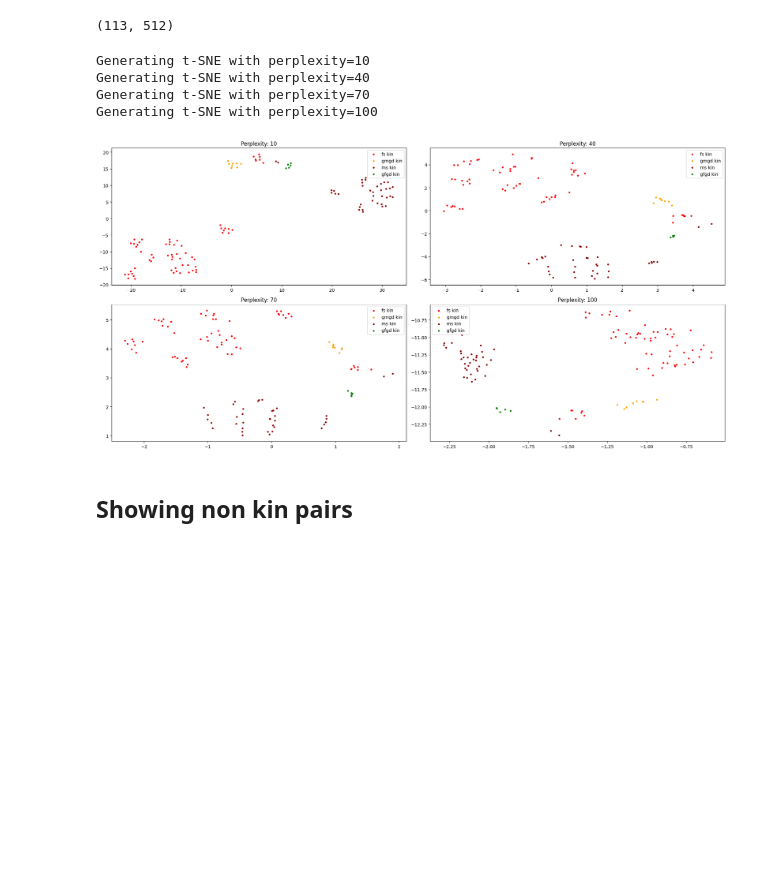
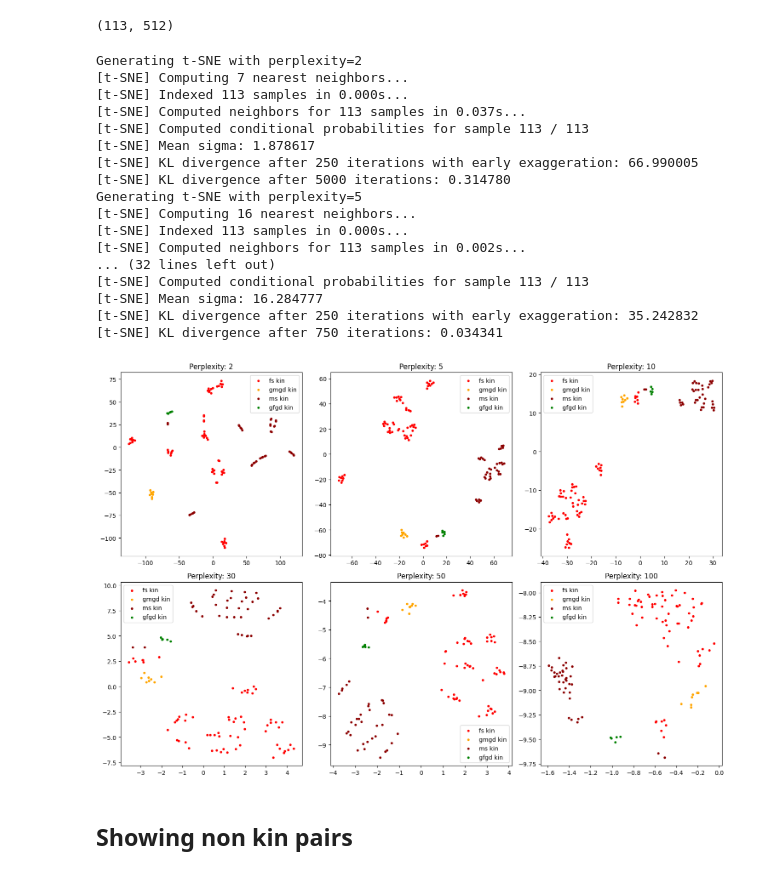
Before and after one commit to vitalwarley/research, a Jupyter notebook: notebooks/tsne_pairs.ipynb, the cells around one changed output. Saved outputs shown, nothing was run; the diff lists cells and outputs as text; code cells hidden in the pictures; blank space fills up the shorter version.

Commit message:
feat(tsne): set `n_iter` to 5000; enable verbosity

```diff
--- a/notebooks/tsne_pairs.ipynb
+++ b/notebooks/tsne_pairs.ipynb
@@ -54,7 +54,7 @@ def extract_embeddings(val_loader, model):
 # %%
 def calculate_embeddings_2d(embeddings, perplexity):
     # This function will calculate the 2D embeddings given the original embeddings and a perplexity value.
-    tsne = TSNE(n_components=2, perplexity=perplexity)
+    tsne = TSNE(n_components=2, perplexity=perplexity, n_iter=5000, verbose=1)
     return tsne.fit_transform(embeddings)
 
 
@@ -104,7 +104,7 @@ def plot_embeddings(embeddings, labels, perplexities, plot_path: str = ""):
     n_row = int(np.ceil(n_subplots / n_col))
 
     # Prepare a figure to hold the subplots
-    fig, axes = plt.subplots(n_row, n_col, figsize=(10, 10 * n_row))
+    fig, axes = plt.subplots(n_row, n_col, figsize=(5 * n_col, 5 * n_row))
     if n_subplots > 1:
         axes = axes.flatten()  # Flatten the axes array to make it easier to work with
     else:
@@ -189,14 +189,27 @@ e.shape
 (113, 512)
 # %%
 # Plotting
-perplexities = range(10, 101, 30)
+perplexities = [2, 5, 10, 30, 50, 100]
 plot_embeddings(e, l, perplexities)
 # %% [output]
-Generating t-SNE with perplexity=10
-Generating t-SNE with perplexity=40
-Generating t-SNE with perplexity=70
-Generating t-SNE with perplexity=100
+Generating t-SNE with perplexity=2
+[t-SNE] Computing 7 nearest neighbors...
+[t-SNE] Indexed 113 samples in 0.000s...
+[t-SNE] Computed neighbors for 113 samples in 0.037s...
+[t-SNE] Computed conditional probabilities for sample 113 / 113
+[t-SNE] Mean sigma: 1.878617
+[t-SNE] KL divergence after 250 iterations with early exaggeration: 66.990005
+[t-SNE] KL divergence after 5000 iterations: 0.314780
+Generating t-SNE with perplexity=5
+[t-SNE] Computing 16 nearest neighbors...
+[t-SNE] Indexed 113 samples in 0.000s...
+[t-SNE] Computed neighbors for 113 samples in 0.002s...
+... (32 lines left out)
+[t-SNE] Computed conditional probabilities for sample 113 / 113
+[t-SNE] Mean sigma: 16.284777
+[t-SNE] KL divergence after 250 iterations with early exaggeration: 35.242832
+[t-SNE] KL divergence after 750 iterations: 0.034341
-[figure, old version]
+[figure, new version]
 # %% [markdown]
 ## Showing non kin pairs
 # %%
```
Also changed, not shown: parts of 4 cells of this notebook, 1 other file.
